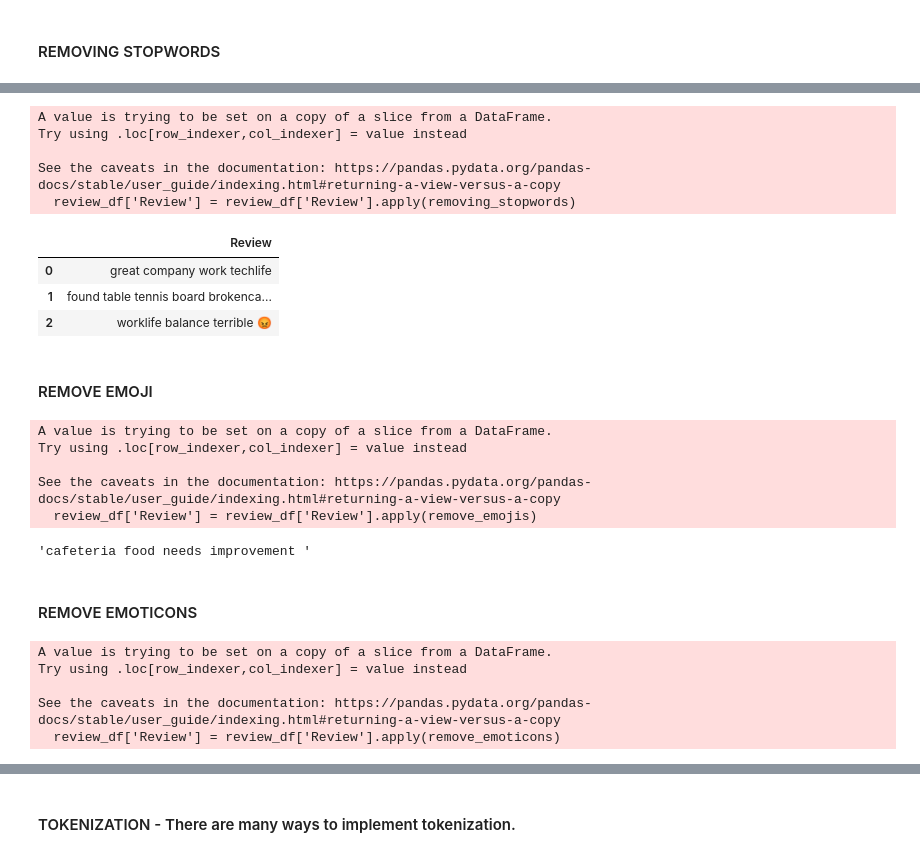
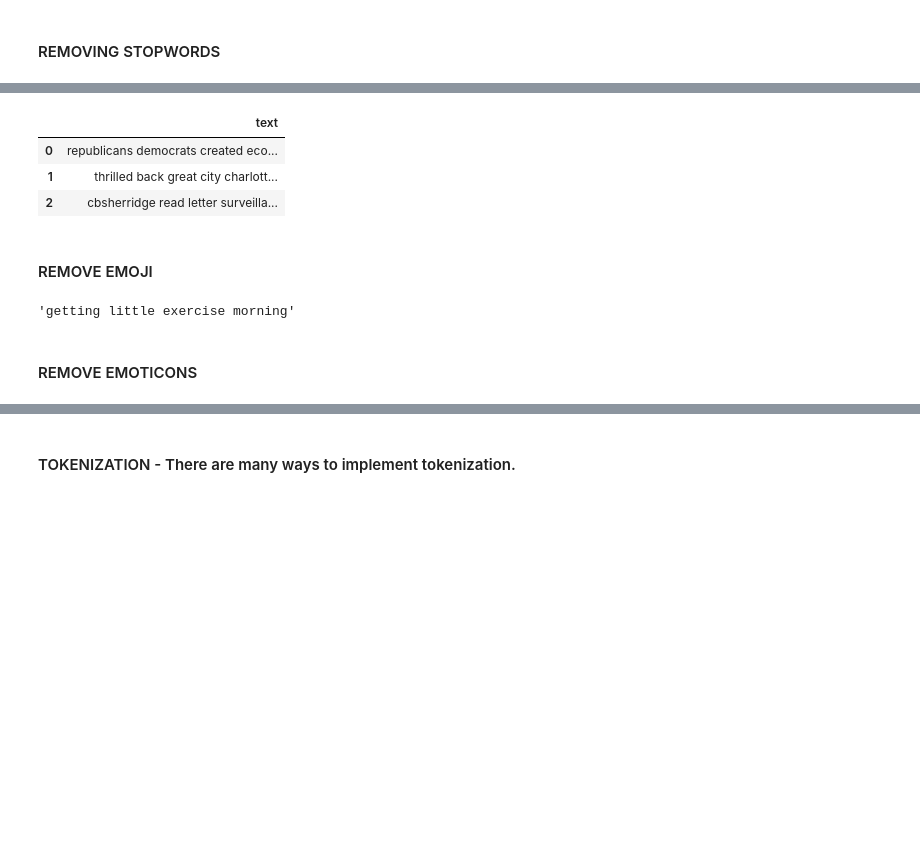
Before and after one commit to GauravKBhatt/IR, a Jupyter notebook: Lab1/text_preprocessing.ipynb, the cells around one changed output, grey strips where cells are left out. Saved outputs shown, nothing was run; the diff lists cells and outputs as text; code cells hidden in the pictures; blank space fills up the shorter version.

```diff
--- a/Lab1/text_preprocessing.ipynb
+++ b/Lab1/text_preprocessing.ipynb
@@ -75,4 +67,4 @@ def remove_html_tags(text):
     pattern = re.compile(r'<.*?>')
     return pattern.sub('', text)
 # %%
-review_df['Review'] = review_df['Review'].apply(lambda text: remove_html_tags(text))
+tweet_df['text'] = tweet_df['text'].apply(lambda text: remove_html_tags(text))
@@ -93,4 +79,4 @@ def remove_url(text):
     pattern = re.compile(r'http[s]?://(?:[a-zA-Z]|[0-9]|[$-_@.&+]|[!*\\(\\),]|(?:%[0-9a-fA-F][0-9a-fA-F]))+')
     return pattern.sub(r'',text)
 
-review_df['Review'] = review_df['Review'].apply(remove_url)
+tweet_df['text'] = tweet_df['text'].apply(remove_url)
@@ -113,6 +93,6 @@ def remove_punctuation(text):
     pattern = re.compile(f"[{re.escape(string.punctuation)}]")
     return pattern.sub(r'',text)
 
-review_df['Review'] = review_df['Review'].apply(remove_punctuation)
-review_df.head()
+tweet_df['text'] = tweet_df['text'].apply(remove_punctuation)
+tweet_df.head()
 # %% [output]
@@ -136,4 +111,4 @@ def correct_spelling(text):
     textBLB = TextBlob(text)
     return textBLB.correct().string
 
-review_df['Review'] = review_df['Review'].apply(correct_spelling)
+tweet_df['text'] = tweet_df['text'].apply(correct_spelling)
@@ -177,26 +146,21 @@ True
 # %%
 
 def removing_stopwords(text):
     stop_words = set(stopwords.words('english'))
     words = word_tokenize(text)
     filtered_words = [word for word in words if word.lower() not in stop_words]
     filtered_sentences = ' '.join(filtered_words)
 
     return filtered_sentences
 
 
-review_df['Review'] = review_df['Review'].apply(removing_stopwords)
-review_df.head(3)
+tweet_df['text'] = tweet_df['text'].apply(removing_stopwords)
+tweet_df.head(3)
 # %% [output]
-A value is trying to be set on a copy of a slice from a DataFrame.
-Try using .loc[row_indexer,col_indexer] = value instead
-
-See the caveats in the documentation: https://pandas.pydata.org/pandas-docs/stable/user_guide/indexing.html#returning-a-view-versus-a-copy
-  review_df['Review'] = review_df['Review'].apply(removing_stopwords)
-|  | Review |
-| 0 | great company work techlife |
-| 1 | found table tennis board brokenca... |
-| 2 | worklife balance terrible 😡 |
+|  | text |
+| 0 | republicans democrats created eco... |
+| 1 | thrilled back great city charlott... |
+| 2 | cbsherridge read letter surveilla... |
 # %% [markdown]
 #### REMOVE EMOJI
 # %%
@@ -219,17 +183,11 @@ def remove_emojis(text):
     return emoji_pattern.sub(r'', text)
 
 
-review_df['Review'] = review_df['Review'].apply(remove_emojis)
+tweet_df['text'] = tweet_df['text'].apply(remove_emojis)
-# %% [output]
-A value is trying to be set on a copy of a slice from a DataFrame.
-Try using .loc[row_indexer,col_indexer] = value instead
-
-See the caveats in the documentation: https://pandas.pydata.org/pandas-docs/stable/user_guide/indexing.html#returning-a-view-versus-a-copy
-  review_df['Review'] = review_df['Review'].apply(remove_emojis)
-# %%
-review_df['Review'][6]
-# %% [output]
-'cafeteria food needs improvement '
+# %%
+tweet_df['text'][6]
+# %% [output]
+'getting little exercise morning'
 # %% [markdown]
 #### REMOVE EMOTICONS
 # %%
@@ -459,10 +417,4 @@ def remove_emoticons(text):
     emoticon_pattern = re.compile(u'(' + u'|'.join(k for k in EMOTICONS) + u')')
     return emoticon_pattern.sub(r'', text)
 
-review_df['Review'] = review_df['Review'].apply(remove_emoticons)
+tweet_df['text'] = tweet_df['text'].apply(remove_emoticons)
-# %% [output]
-A value is trying to be set on a copy of a slice from a DataFrame.
-Try using .loc[row_indexer,col_indexer] = value instead
-
-See the caveats in the documentation: https://pandas.pydata.org/pandas-docs/stable/user_guide/indexing.html#returning-a-view-versus-a-copy
-  review_df['Review'] = review_df['Review'].apply(remove_emoticons)
```
Also changed, not shown: parts of 34 cells of this notebook.
